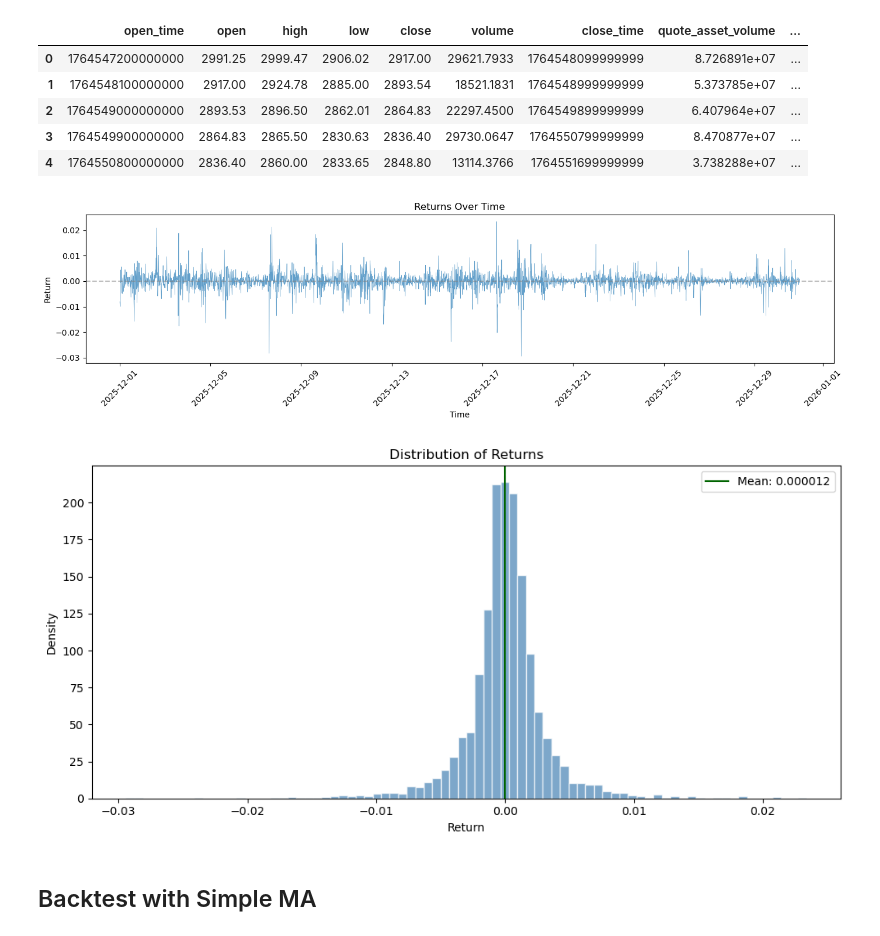
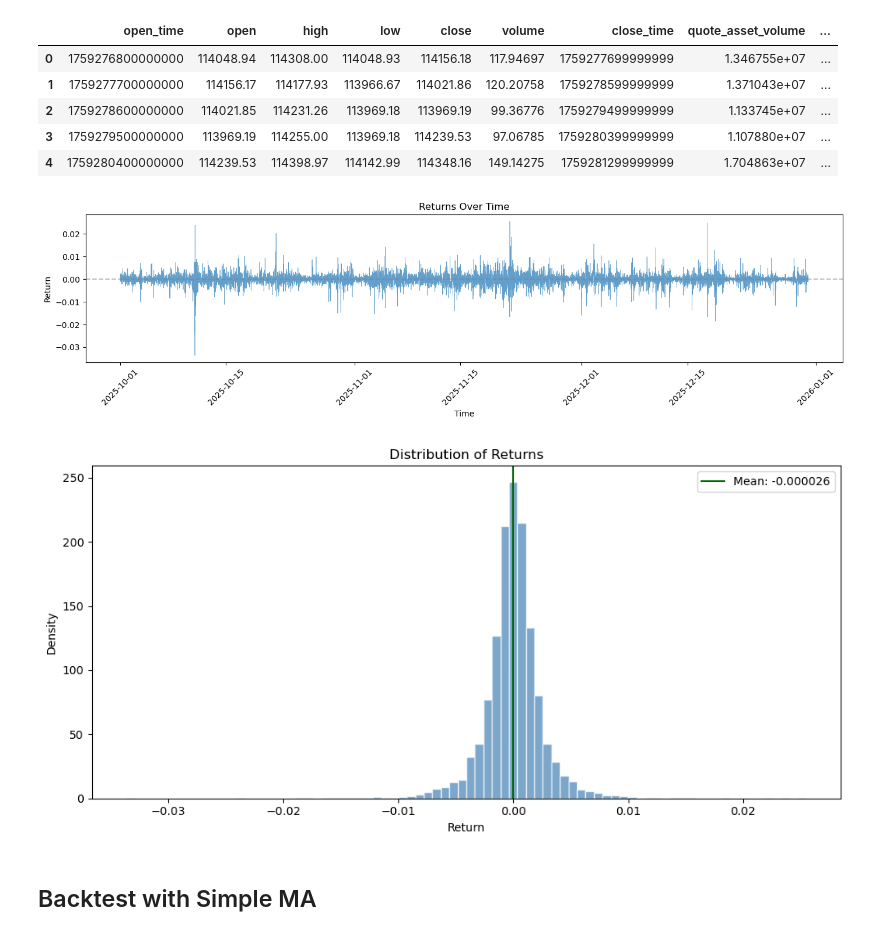
Before and after one commit to devesh2003/crypto-strats, a Jupyter notebook: visualization.ipynb, the cells around one changed output. Drawn from its saved outputs; the diff is of its cells as text; code cells hidden in the pictures.

```diff
--- a/visualization.ipynb
+++ b/visualization.ipynb
@@ -8,37 +8,37 @@ import backtrader as bt
 # %%
 # Binance Vision klines format: https://data.binance.vision/
 # Columns: open_time, open, high, low, close, volume, close_time, quote_asset_volume,
 #          number_of_trades, taker_buy_base_asset_volume, taker_buy_quote_asset_volume, ignore
 COLUMNS = [
     'open_time', 'open', 'high', 'low', 'close', 'volume',
     'close_time', 'quote_asset_volume', 'number_of_trades',
     'taker_buy_base_asset_volume', 'taker_buy_quote_asset_volume', 'ignore'
 ]
 
 def load_symbol_data(symbol, interval, data_dir='Data'):
     """
     Load all klines data for a symbol from the Data directory.
     Files are named: {symbol}-{interval}-{YYYY-MM-DD}.csv (e.g. ETHUSDT-15m-2025-12-01.csv)
     """
     pattern = f"{data_dir}/{symbol}-{interval}-*.csv"
     files = sorted(glob.glob(pattern))
     if not files:
         raise FileNotFoundError(f"No data found for {symbol} {interval} in {data_dir}")
     dfs = [pd.read_csv(f, names=COLUMNS) for f in files]
     df = pd.concat(dfs, ignore_index=True).sort_values('open_time').reset_index(drop=True)
     return df
 
-df = load_symbol_data('ETHUSDT', '15m')
+df = load_symbol_data('BTCUSDT', '15m')
 df['datetime'] = pd.to_datetime(df['open_time'], unit='us')
 df['returns'] = df['close'].pct_change()
 df.head()
 # %% [output]
 |  | open_time | open | high | low | close | volume | close_time | quote_asset_volume | ... |
-| 0 | 1764547200000000 | 2991.25 | 2999.47 | 2906.02 | 2917.00 | 29621.7933 | 1764548099999999 | 8.726891e+07 | ... |
-| 1 | 1764548100000000 | 2917.00 | 2924.78 | 2885.00 | 2893.54 | 18521.1831 | 1764548999999999 | 5.373785e+07 | ... |
-| 2 | 1764549000000000 | 2893.53 | 2896.50 | 2862.01 | 2864.83 | 22297.4500 | 1764549899999999 | 6.407964e+07 | ... |
-| 3 | 1764549900000000 | 2864.83 | 2865.50 | 2830.63 | 2836.40 | 29730.0647 | 1764550799999999 | 8.470877e+07 | ... |
-| 4 | 1764550800000000 | 2836.40 | 2860.00 | 2833.65 | 2848.80 | 13114.3766 | 1764551699999999 | 3.738288e+07 | ... |
+| 0 | 1759276800000000 | 114048.94 | 114308.00 | 114048.93 | 114156.18 | 117.94697 | 1759277699999999 | 1.346755e+07 | ... |
+| 1 | 1759277700000000 | 114156.17 | 114177.93 | 113966.67 | 114021.86 | 120.20758 | 1759278599999999 | 1.371043e+07 | ... |
+| 2 | 1759278600000000 | 114021.85 | 114231.26 | 113969.18 | 113969.19 | 99.36776 | 1759279499999999 | 1.133745e+07 | ... |
+| 3 | 1759279500000000 | 113969.19 | 114255.00 | 113969.18 | 114239.53 | 97.06785 | 1759280399999999 | 1.107880e+07 | ... |
+| 4 | 1759280400000000 | 114239.53 | 114398.97 | 114142.99 | 114348.16 | 149.14275 | 1759281299999999 | 1.704863e+07 | ... |
 # %%
 # Returns over time
 fig, ax = plt.subplots(figsize=(14, 4))
@@ -51,7 +51,7 @@ ax.tick_params(axis='x', rotation=45)
 plt.tight_layout()
 plt.show()
 # %% [output]
-[figure, old version]
+[figure, new version]
 # %%
 # Distribution of returns
 returns = df['returns'].dropna()
@@ -66,7 +66,7 @@ ax.legend()
 plt.tight_layout()
 plt.show()
 # %% [output]
-[figure, old version]
+[figure, new version]
 # %% [markdown]
 ## Backtest with Simple MA
 # %%
```
Also changed, not shown: parts of 5 cells of this notebook, 4 other files.
